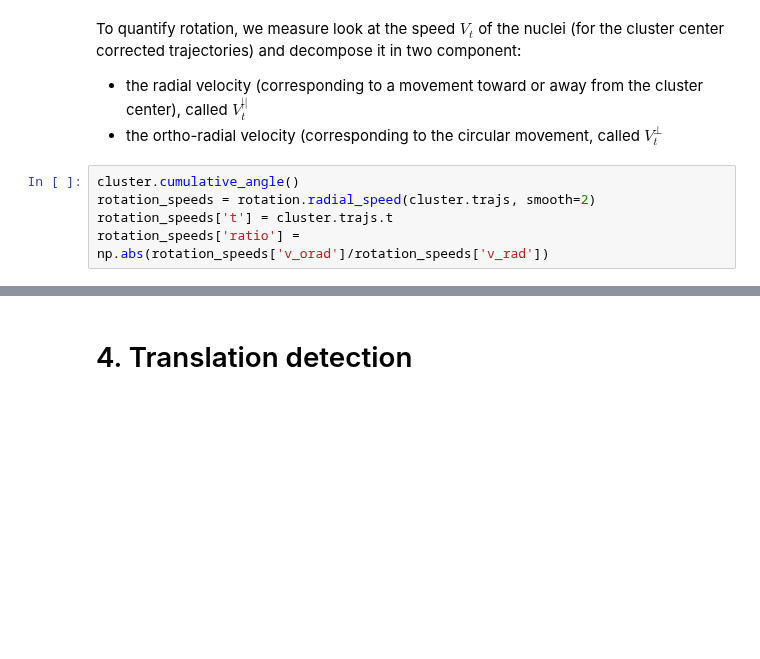
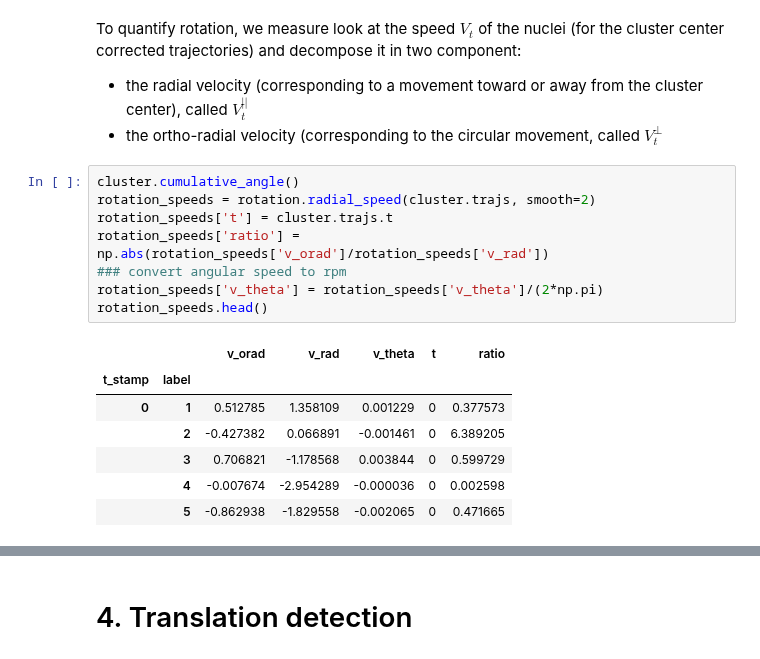
Before and after one commit to glyg/cell-tracker, a Jupyter notebook: notebooks/Analysis.ipynb, the cells around one changed output, grey strips where cells are left out. Drawn from its saved outputs; the diff is of its cells as text; blank space fills up the shorter version.

```diff
--- a/notebooks/Analysis.ipynb
+++ b/notebooks/Analysis.ipynb
@@ -448,8 +448,19 @@ To quantify rotation, we measure look at the speed $V_t$ of the nuclei (for the
 # %%
 cluster.cumulative_angle()
 rotation_speeds = rotation.radial_speed(cluster.trajs, smooth=2)
 rotation_speeds['t'] = cluster.trajs.t
 rotation_speeds['ratio'] = np.abs(rotation_speeds['v_orad']/rotation_speeds['v_rad'])
+### convert angular speed to rpm
+rotation_speeds['v_theta'] = rotation_speeds['v_theta']/(2*np.pi)
+rotation_speeds.head()
+# %% [output]
+|  |  | v_orad | v_rad | v_theta | t | ratio |
+| t_stamp | label |  |  |  |  |  |
+| 0 | 1 | 0.512785 | 1.358109 | 0.001229 | 0 | 0.377573 |
+|  | 2 | -0.427382 | 0.066891 | -0.001461 | 0 | 6.389205 |
+|  | 3 | 0.706821 | -1.178568 | 0.003844 | 0 | 0.599729 |
+|  | 4 | -0.007674 | -2.954289 | -0.000036 | 0 | 0.002598 |
+|  | 5 | -0.862938 | -1.829558 | -0.002065 | 0 | 0.471665 |
 # %%
 axes = ct.graphics.show_measure(cluster.trajs, rotation_speeds, axes=None,
                                 errorbar=True,
```
Also changed, not shown: parts of 1 cell of this notebook, 1 other file.
